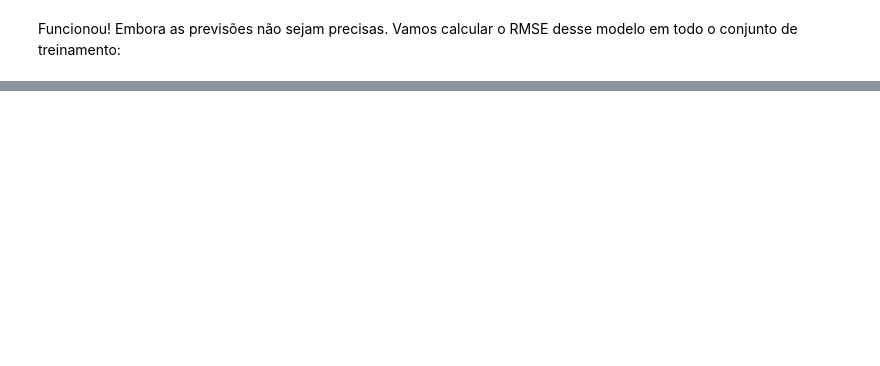
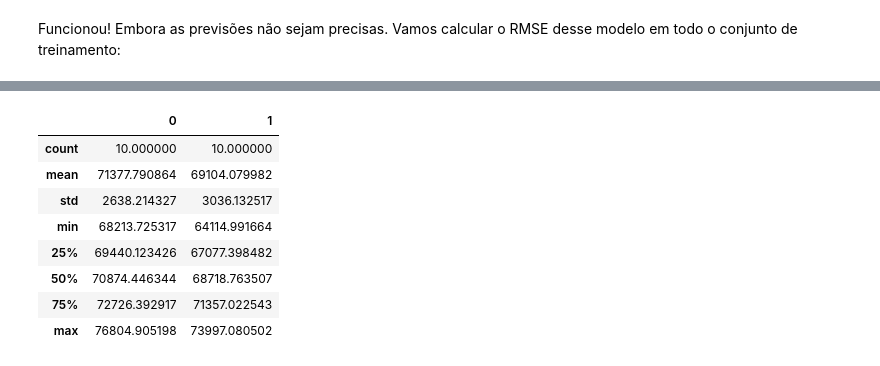
Before and after one commit to ThiagoSegato/livro-apredizado-de-maquina-scikit-learn-keras-tensorflow, a Jupyter notebook: chapter02_analisys1.ipynb, the cells around one changed output, grey strips where cells are left out. Cells and saved outputs as stored; diff of their text form; code cells hidden in the pictures; blank space fills up the shorter version.

```diff
--- a/chapter02_analisys1.ipynb
+++ b/chapter02_analisys1.ipynb
@@ -221,0 +251,12 @@ mean_squared_error(dados_rotulos, dados_previsoes, squared=False)
+# %%
+pd.concat([pd.Series(tree_rmses).describe(), pd.Series(linear_rmses).describe()], axis=1)
+# %% [output]
+|  | 0 | 1 |
+| count | 10.000000 | 10.000000 |
+| mean | 71377.790864 | 69104.079982 |
+| std | 2638.214327 | 3036.132517 |
+| min | 68213.725317 | 64114.991664 |
+| 25% | 69440.123426 | 67077.398482 |
+| 50% | 70874.446344 | 68718.763507 |
+| 75% | 72726.392917 | 71357.022543 |
+| max | 76804.905198 | 73997.080502 |
```
Also changed, not shown: parts of 17 cells of this notebook.
